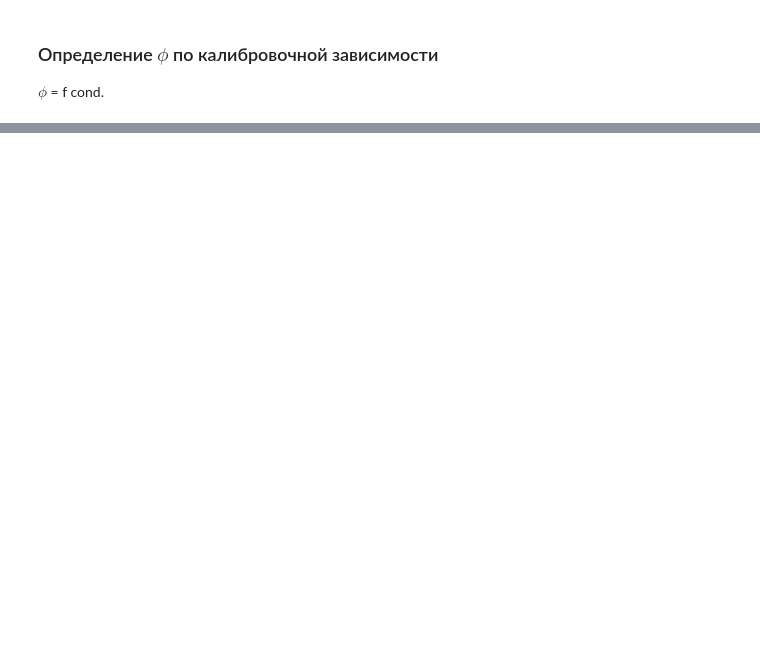
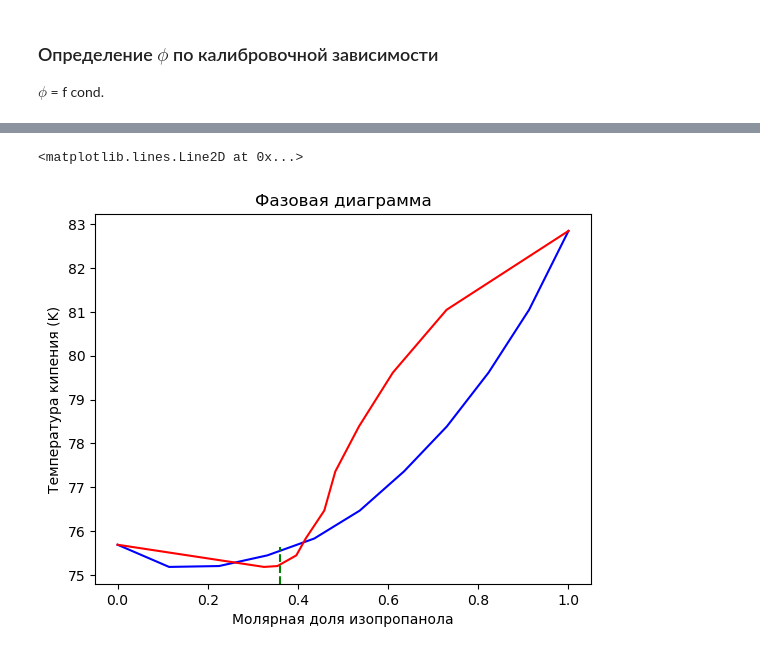
Before and after one commit to ifidontrelapse/MSUPractice, a Jupyter notebook: PhysChemPrac/пар-жидкость/vapour-liquid.ipynb, the cells around one changed output, grey strips where cells are left out. Cells and saved outputs as stored; diff of their text form; code cells hidden in the pictures; blank space fills up the shorter version.

```diff
--- a/PhysChemPrac/пар-жидкость/vapour-liquid.ipynb
+++ b/PhysChemPrac/пар-жидкость/vapour-liquid.ipynb
@@ -131,0 +131,4 @@ data['x']
+# %%
+phi_cond = data['f cond.']/100
+data['x cond.'] = 1.0 / ((1.0 + k / phi_cond)- k)
+data
@@ -131,0 +149,12 @@ data['x']
+# %%
+y = data['T (K)']
+
+plt.plot(data['x2'], y, color='blue')
+plt.plot(data['x cond.'], y, color='red')
+plt.xlabel('Молярная доля изопропанола')
+plt.ylabel('Температура кипения (K)')
+plt.title('Фазовая диаграмма')
+plt.axvline(0.36, ymin=0, ymax=0.1, linestyle='--', color='green')
+# %% [output]
+<matplotlib.lines.Line2D at 0x...>
+[figure, added]
```
Also changed, not shown: parts of 5 cells of this notebook.
